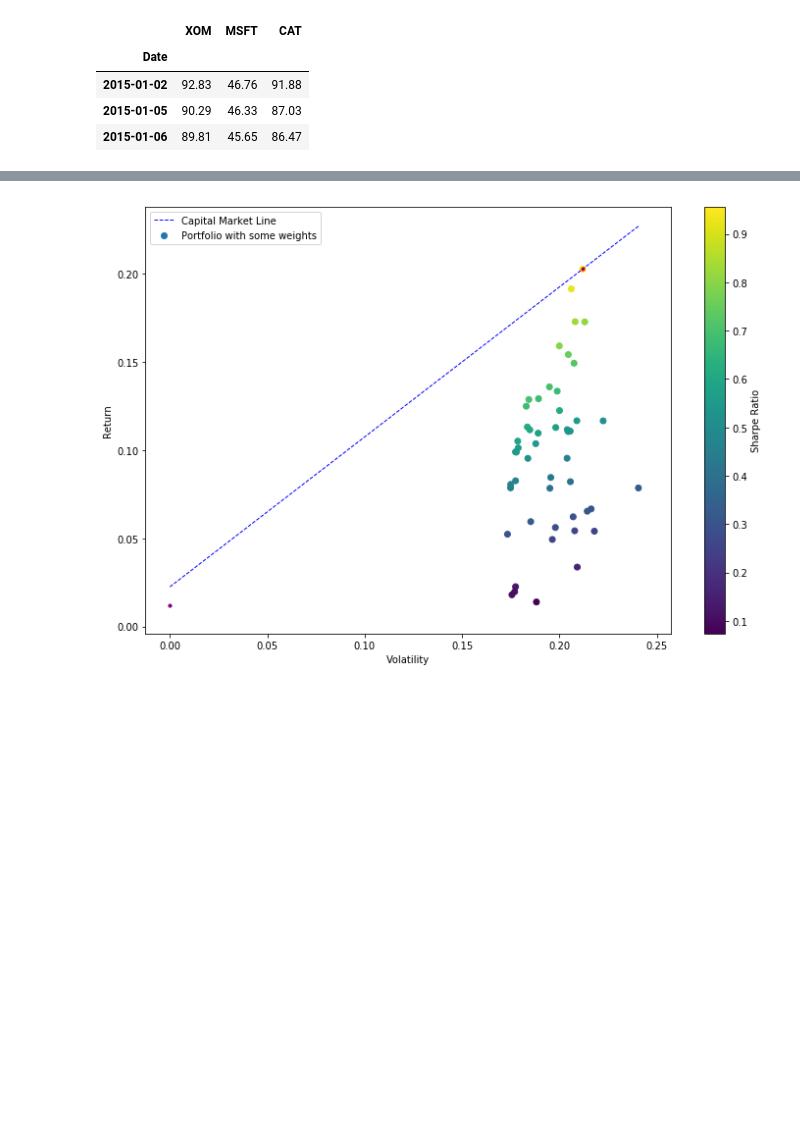
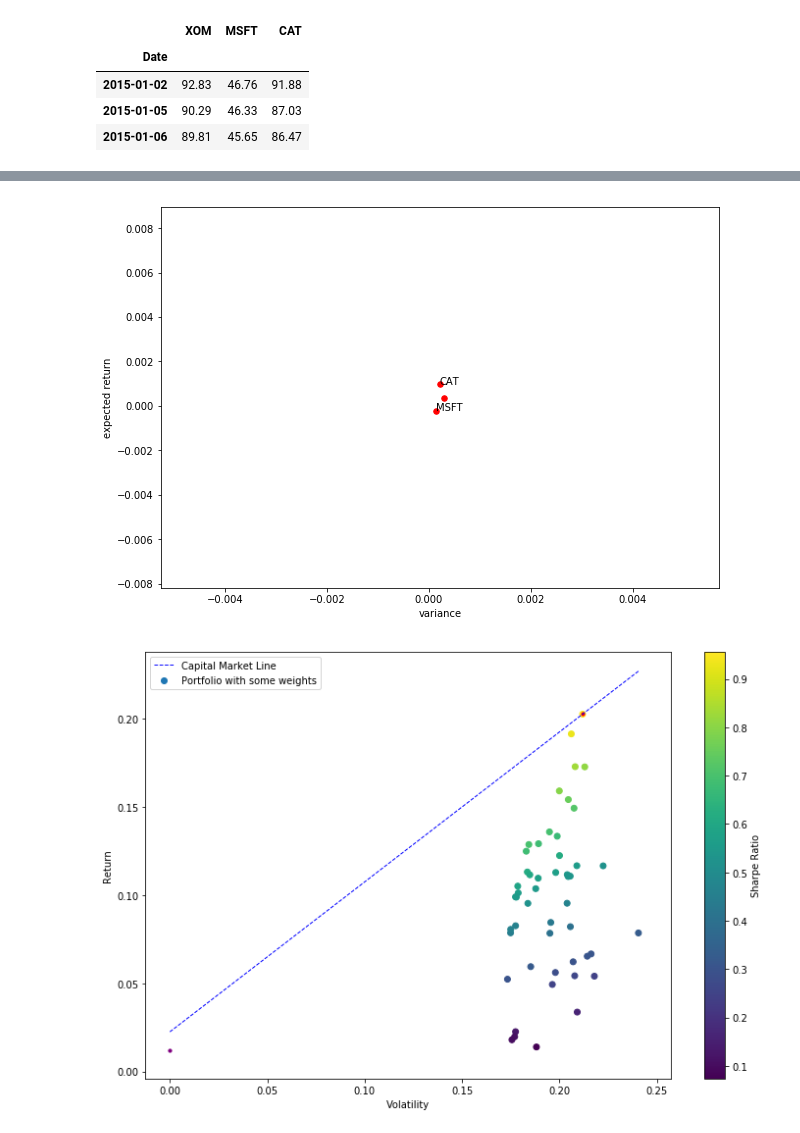
Before and after one commit to anastasia-yaschenko/Markovitz, a Jupyter notebook: ap.ipynb, the cells around one changed output, grey strips where cells are left out. Cells and saved outputs as stored; diff of their text form; code cells hidden in the pictures; blank space fills up the shorter version.

```diff
--- a/ap.ipynb
+++ b/ap.ipynb
@@ -72,3 +72,13 @@ market_ret = np.log(stock['S&P 500']/stock['S&P 500'].shift(1))
+# %%
+plt.figure(figsize=(10,7))
+plt.scatter(exp_var.iloc[1,:],exp_var.iloc[0,:],30,c='red')
+plt.ylabel('expected return')
+plt.xlabel('variance')
+for i, txt in enumerate(exp_var.columns[1:]):
+    plt.annotate(txt, (exp_var.iloc[1,i], exp_var.iloc[0,i]))
+plt.show()
+# %% [output]
+[figure, added]
 # %%
 np.random.seed(42)
 all_weights = np.zeros((num_ports, n))
```
Also changed, not shown: parts of 4 cells of this notebook.
